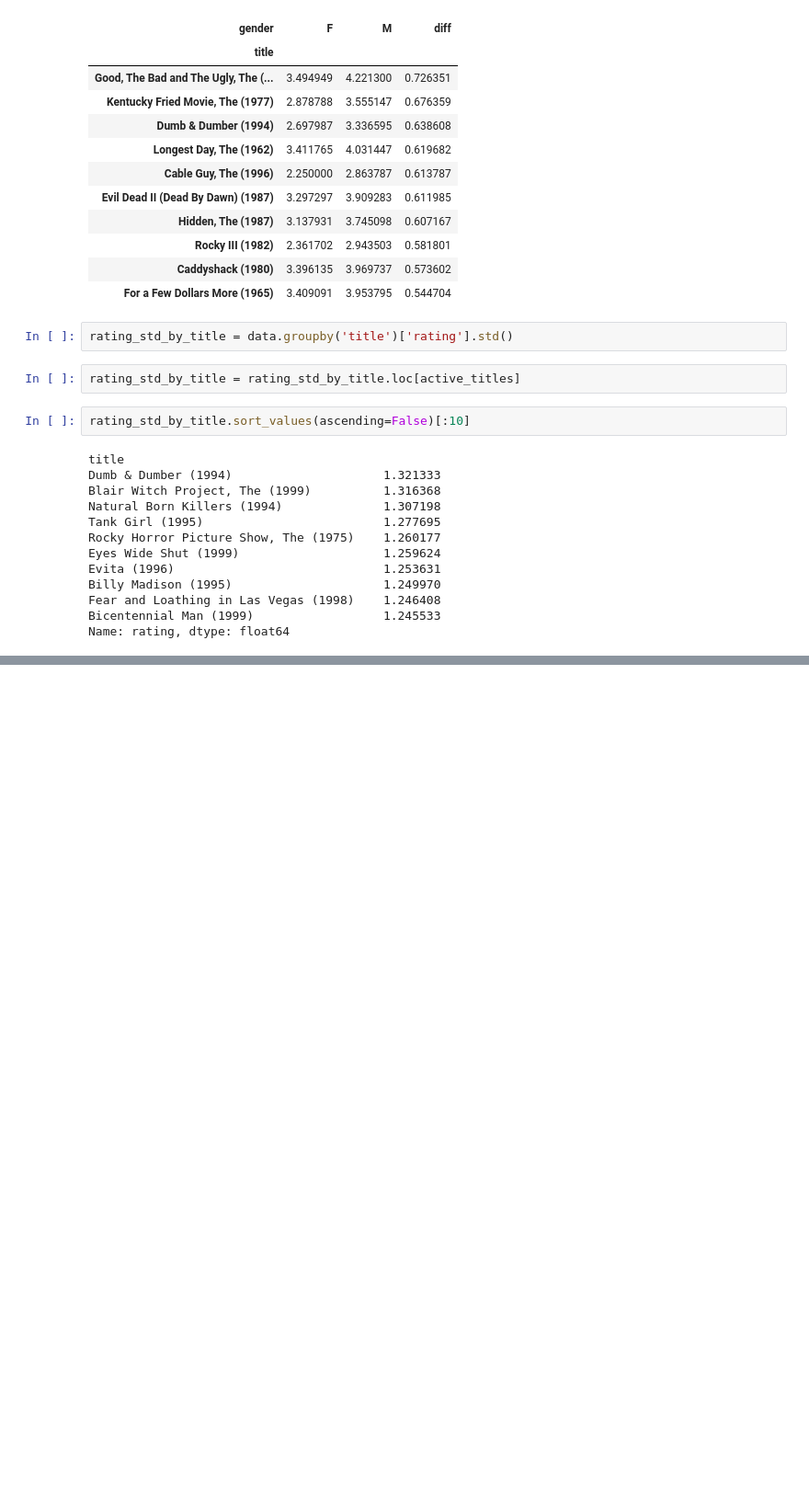
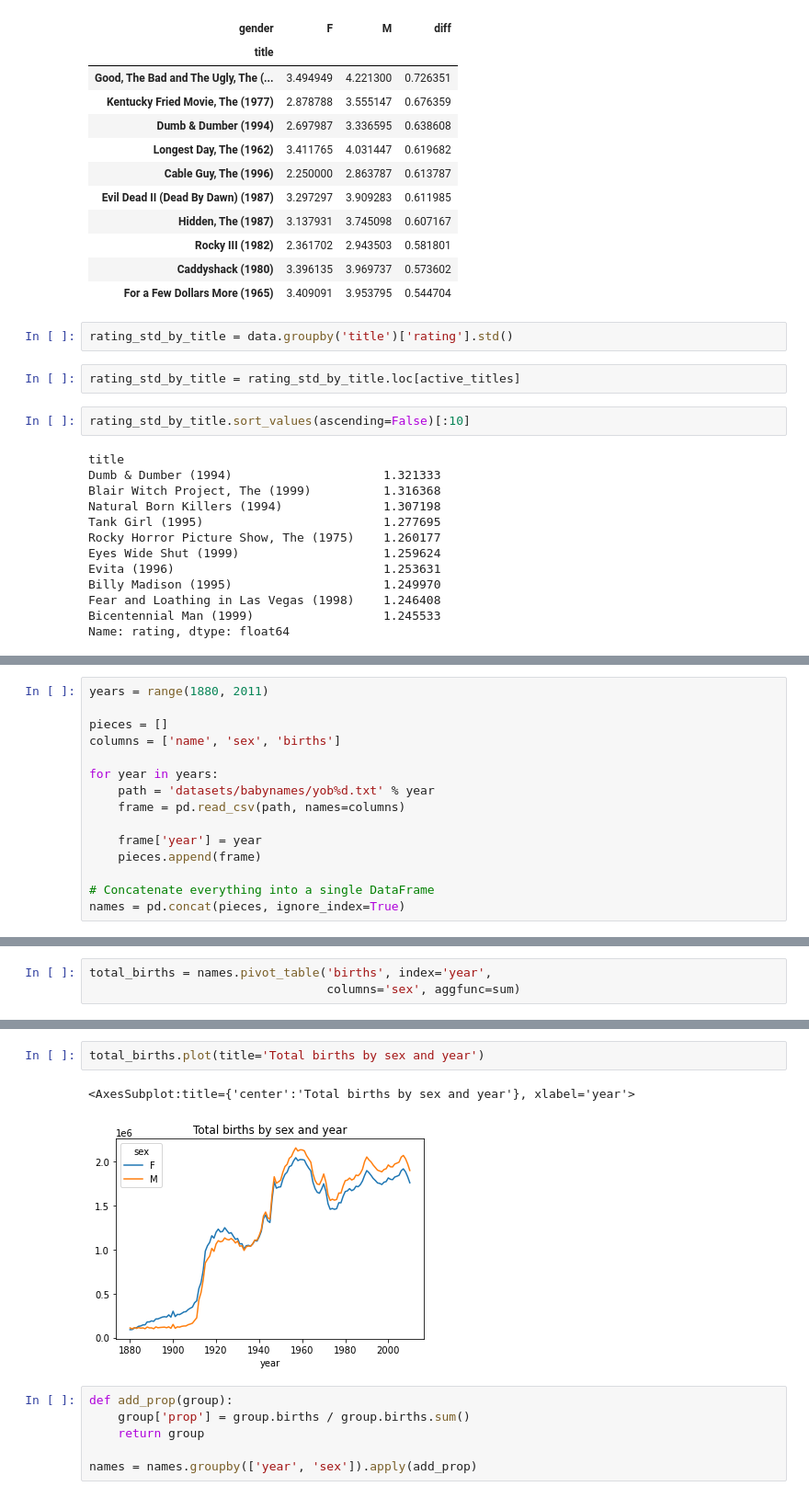
Before and after one commit to harryyang1982/python_for_data_analysis, a Jupyter notebook: chapter14.ipynb, the cells around one changed output, grey strips where cells are left out. Shown: that part at 92% size. Cells and saved outputs as stored; diff of their text form; blank space fills up the shorter version.

```diff
--- a/chapter14.ipynb
+++ b/chapter14.ipynb
@@ -640,0 +684,15 @@ Name: rating, dtype: float64
+# %%
+years = range(1880, 2011)
+
+pieces = []
+columns = ['name', 'sex', 'births']
+
+for year in years:
+    path = 'datasets/babynames/yob%d.txt' % year
+    frame = pd.read_csv(path, names=columns)
+
+    frame['year'] = year
+    pieces.append(frame)
+
+# Concatenate everything into a single DataFrame
+names = pd.concat(pieces, ignore_index=True)
@@ -640,0 +719,3 @@ Name: rating, dtype: float64
+# %%
+total_births = names.pivot_table('births', index='year',
+                                 columns='sex', aggfunc=sum)
@@ -640,0 +739,11 @@ Name: rating, dtype: float64
+# %%
+total_births.plot(title='Total births by sex and year')
+# %% [output]
+<AxesSubplot:title={'center':'Total births by sex and year'}, xlabel='year'>
+[figure, added]
+# %%
+def add_prop(group):
+    group['prop'] = group.births / group.births.sum()
+    return group
+
+names = names.groupby(['year', 'sex']).apply(add_prop)
```
Also changed, not shown: parts of 63 cells of this notebook, 2 other files.
